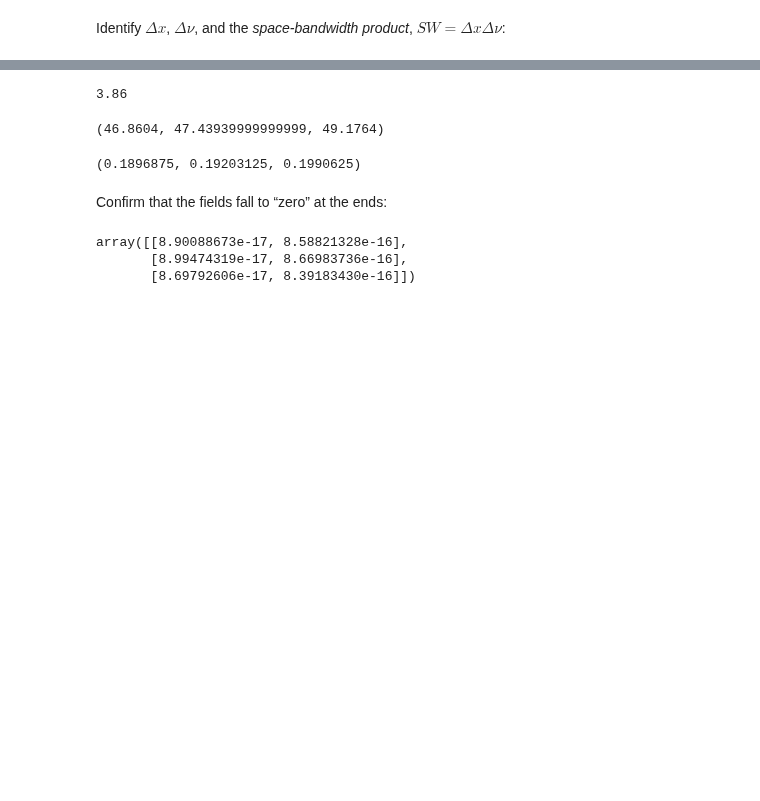
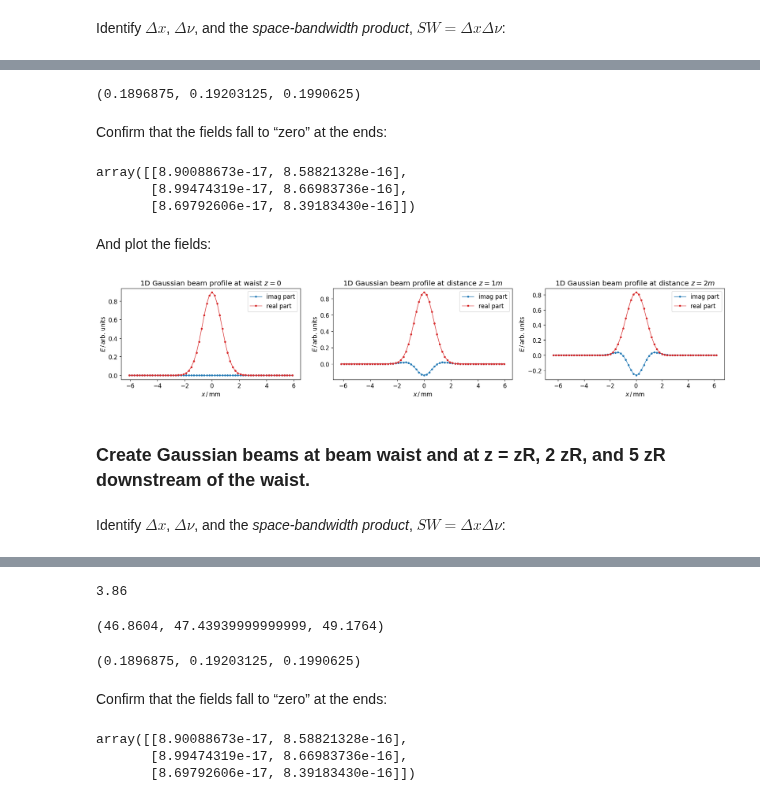
Before and after one commit to radiasoft/rslight, a Jupyter notebook: LCT/TestFastLCT.ipynb, the cells around one changed output, grey strips where cells are left out. Drawn from its saved outputs; the diff is of its cells as text; code cells hidden in the pictures; blank space fills up the shorter version.

Commit message:
Update intro. Add functions for SW product.

```diff
--- a/LCT/TestFastLCT.ipynb
+++ b/LCT/TestFastLCT.ipynb
@@ -994,0 +1056,76 @@ eps = 1.e-16
+# %%
+ Nx0 = Nx1 = Nx2 = 64
+# %%
+dx0 = Dx0 / Nx0
+dx1 = Dx1 / Nx1
+dx2 = Dx2 / Nx2
+dx0, dx1, dx2
+# %% [output]
+(0.1896875, 0.19203125, 0.1990625)
+# %%
+xv0 = lct_abscissae(Nx0, dx0)
+xv1 = lct_abscissae(Nx1, dx1)
+xv2 = lct_abscissae(Nx2, dx2)
+# %%
+E1d0 = efield_gauss_1d(wvl, w0, L0, xv0)
+E1d1 = efield_gauss_1d(wvl, w0, L1, xv1)
+E1d2 = efield_gauss_1d(wvl, w0, L2, xv2)
+# %% [markdown]
+Confirm that the fields fall to “zero” at the ends:
+# %%
+np.abs([ E1d0[[0,-1]], E1d1[[0,-1]], E1d2[[0,-1]] ])
+# %% [output]
+array([[8.90088673e-17, 8.58821328e-16],
+       [8.99474319e-17, 8.66983736e-16],
+       [8.69792606e-17, 8.39183430e-16]])
+# %% [markdown]
+And plot the fields:
+# %%
+n_cols = 3
+n_rows = 1
+sz_h = 6
+sz_v = sz_h / gr
+plt.figure(figsize = (sz_h * n_cols, sz_v * n_rows))
+idx = 0
+
+idx += 1
+xv = xv0
+ev = E1d0
+ax = plt.subplot(n_rows, n_cols, idx)
+plt.plot(xv, np.imag(ev), '.-C0', lw = 1, label = 'imag part')
+plt.plot(xv, np.real(ev), '.-C3', lw = 1, label = 'real part')
+plt.title(r'1D Gaussian beam profile at waist $z = 0$')
+plt.xlabel(r'$x\,/\,$mm')
+plt.ylabel(r'$E\,/\,$arb. units')
+plt.legend()
+
+idx += 1
+xv = xv1
+ev = E1d1
+ax = plt.subplot(n_rows, n_cols, idx)
+plt.plot(xv, np.imag(ev), '.-C0', lw = 1, label = 'imag part')
+plt.plot(xv, np.real(ev), '.-C3', lw = 1, label = 'real part')
+plt.title(r'1D Gaussian beam profile at distance $z = 1 m$')
+plt.xlabel(r'$x\,/\,$mm')
+plt.ylabel(r'$E\,/\,$arb. units')
+plt.legend()
+
+idx += 1
+xv = xv2
+ev = E1d2
+ax = plt.subplot(n_rows, n_cols, idx)
+plt.plot(xv, np.imag(ev), '.-C0', lw = 1, label = 'imag part')
+plt.plot(xv, np.real(ev), '.-C3', lw = 1, label = 'real part')
+plt.title(r'1D Gaussian beam profile at distance $z = 2 m$')
+plt.xlabel(r'$x\,/\,$mm')
+plt.ylabel(r'$E\,/\,$arb. units')
+plt.legend()
+
+plt.tight_layout()
+plt.show()
+# %% [output]
+[figure, added]
+# %% [markdown]
+### Create Gaussian beams at beam waist and at z = zR, 2 zR, and 5 zR downstream of the waist.
+# %% [markdown]
+Identify $\Delta{x}$, $\Delta\nu$, and the _space-bandwidth product_, $SW = \Delta{x} \Delta\nu$:
```
Also changed, not shown: parts of 58 cells of this notebook.
